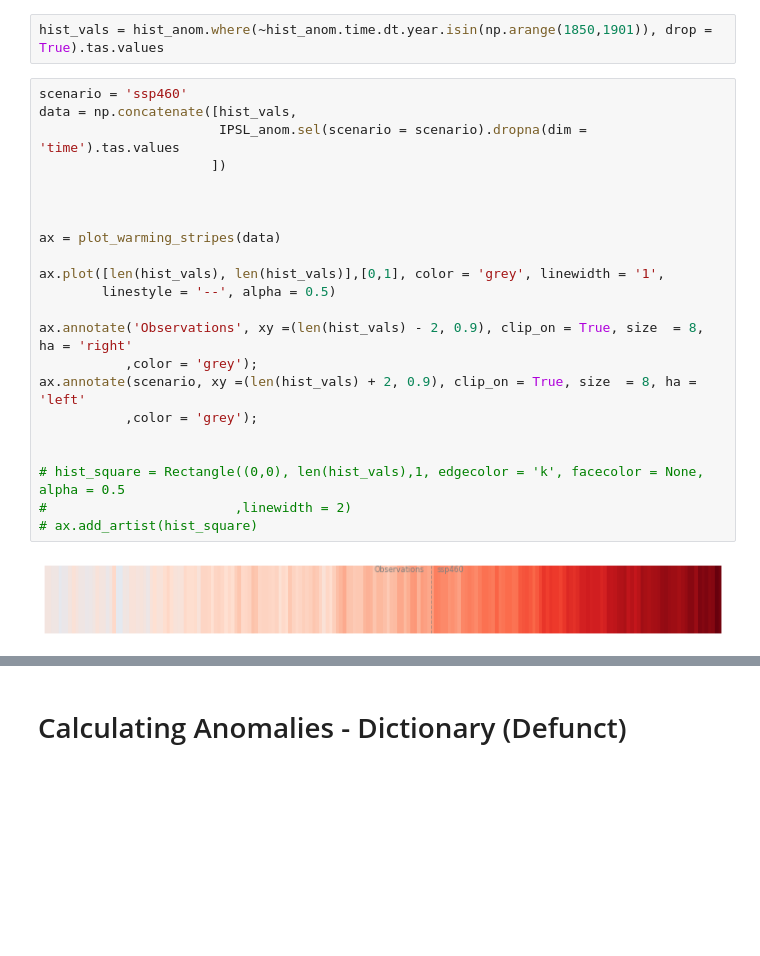
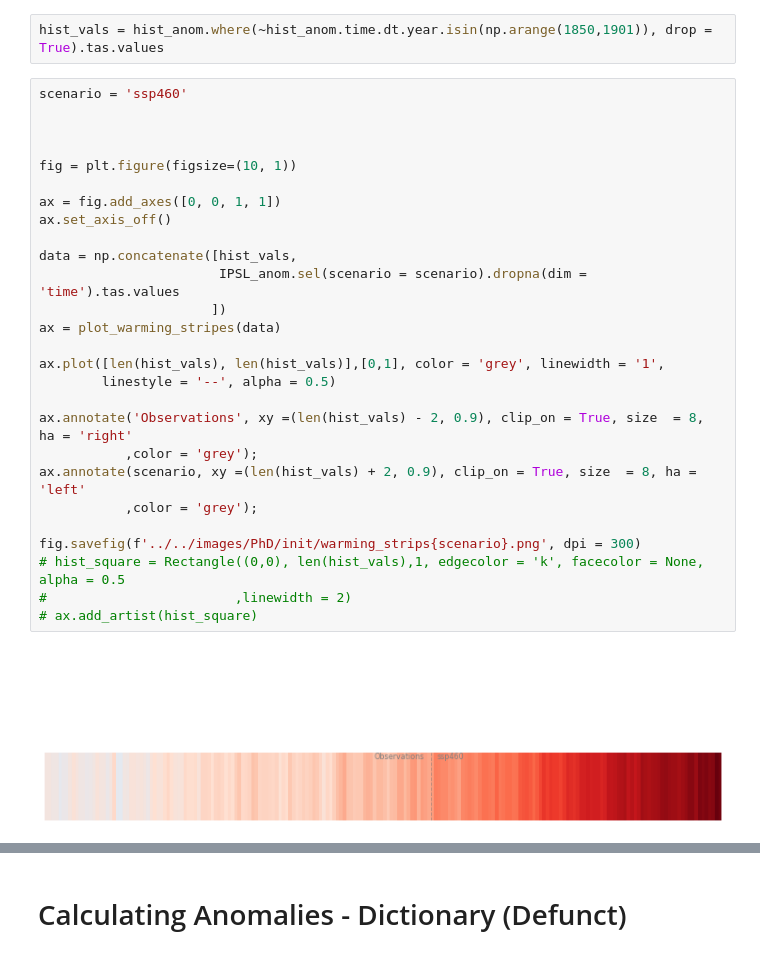
Before and after one commit to alexborowiak/PhD, a Jupyter notebook: init/5_IPSL_mutiload.ipynb, the cells around one changed output, grey strips where cells are left out. Cells and saved outputs as stored; diff of their text form; blank space fills up the shorter version.

```diff
--- a/init/5_IPSL_mutiload.ipynb
+++ b/init/5_IPSL_mutiload.ipynb
@@ -531,26 +527,32 @@ array(['ssp460', 'ssp585', 'ssp126', 'ssp119', 'ssp534-over', 'ssp245',
 hist_vals = hist_anom.where(~hist_anom.time.dt.year.isin(np.arange(1850,1901)), drop = True).tas.values
 # %%
 scenario = 'ssp460'
+
+
+
+fig = plt.figure(figsize=(10, 1))
+
+ax = fig.add_axes([0, 0, 1, 1])
+ax.set_axis_off()
+
 data = np.concatenate([hist_vals,
                        IPSL_anom.sel(scenario = scenario).dropna(dim = 'time').tas.values
                       ])
-
-
-
 ax = plot_warming_stripes(data)
 
 ax.plot([len(hist_vals), len(hist_vals)],[0,1], color = 'grey', linewidth = '1',
         linestyle = '--', alpha = 0.5)
 
 ax.annotate('Observations', xy =(len(hist_vals) - 2, 0.9), clip_on = True, size  = 8, ha = 'right'
            ,color = 'grey');
 ax.annotate(scenario, xy =(len(hist_vals) + 2, 0.9), clip_on = True, size  = 8, ha = 'left'
            ,color = 'grey');
 
-
+fig.savefig(f'../../images/PhD/init/warming_strips{scenario}.png', dpi = 300)
 # hist_square = Rectangle((0,0), len(hist_vals),1, edgecolor = 'k', facecolor = None, alpha = 0.5
 #                        ,linewidth = 2)
 # ax.add_artist(hist_square)
 # %% [output]
-[figure, old version]
+[figure, new version]
+[figure, added]
 # %%
```
Also changed, not shown: parts of 7 cells of this notebook, 3 other files.
